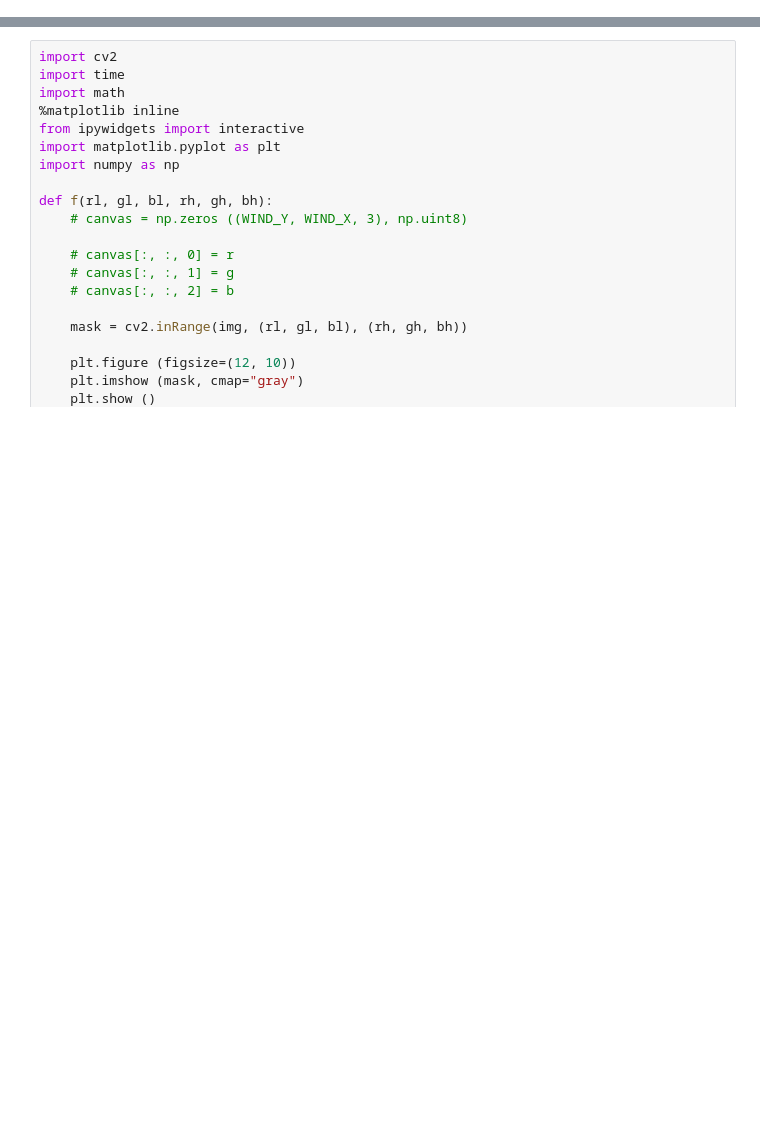
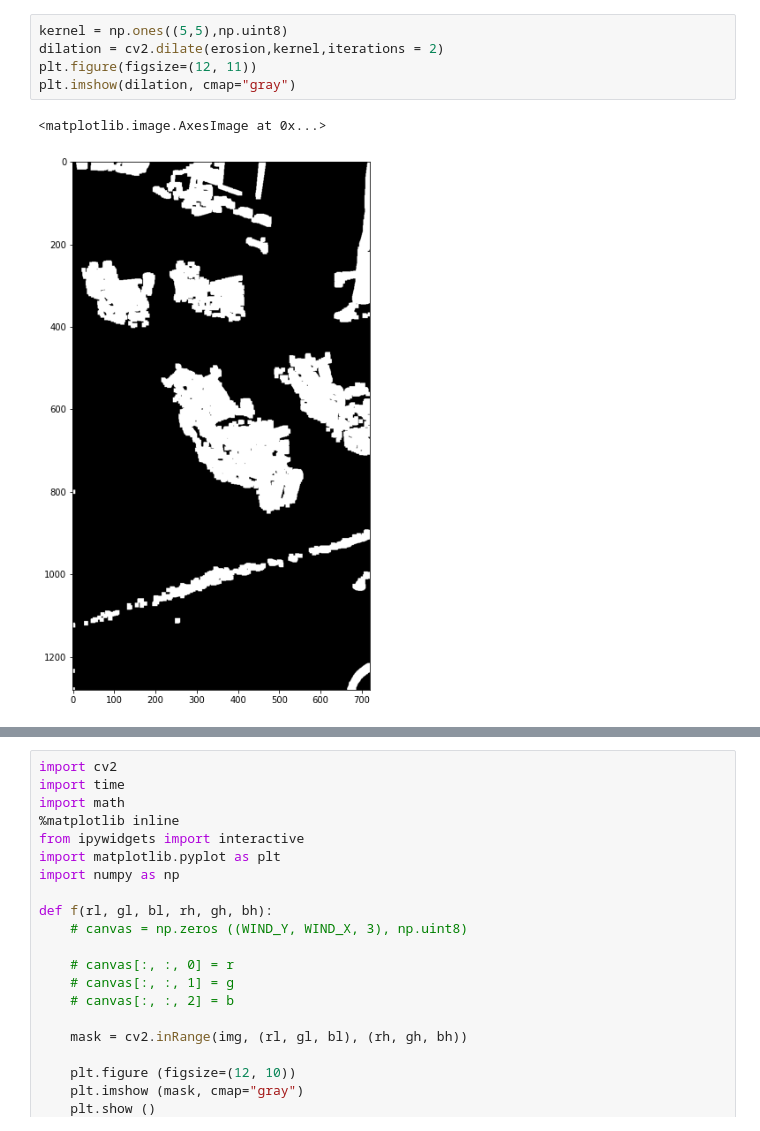
Before and after one commit to pocemuchka/robofootball, a Jupyter notebook: seminars/opencv_sem2.ipynb, the cells around one changed output, grey strips where cells are left out. Drawn from its saved outputs; the diff is of its cells as text; blank space fills up the shorter version.

```diff
--- a/seminars/opencv_sem2.ipynb
+++ b/seminars/opencv_sem2.ipynb
@@ -50,0 +55,8 @@ plt.show()
+# %%
+kernel = np.ones((5,5),np.uint8)
+dilation = cv2.dilate(erosion,kernel,iterations = 2)
+plt.figure(figsize=(12, 11))
+plt.imshow(dilation, cmap="gray")
+# %% [output]
+<matplotlib.image.AxesImage at 0x...>
+[figure, added]
```
Also changed, not shown: parts of 9 cells of this notebook.
